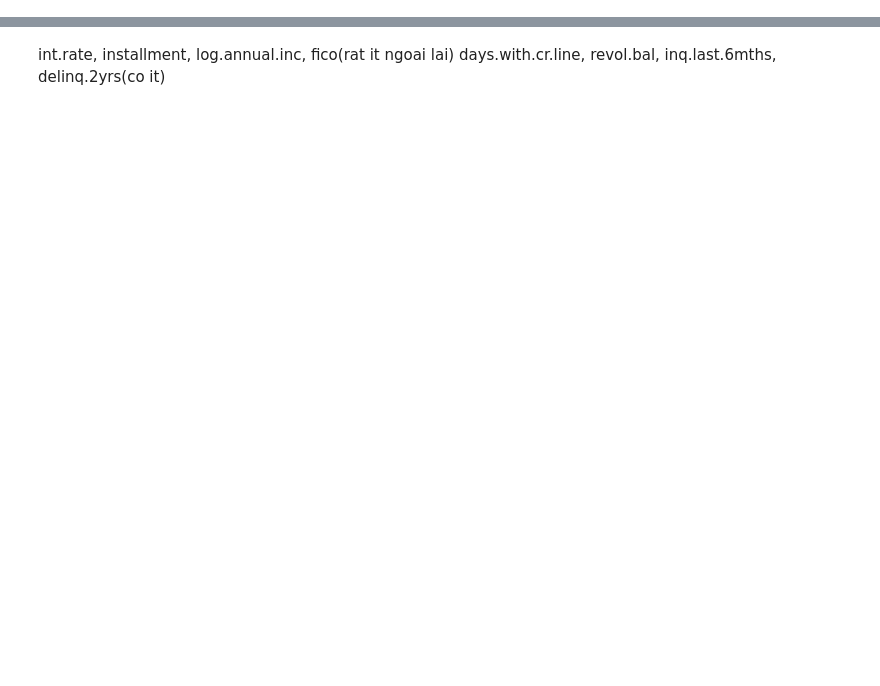
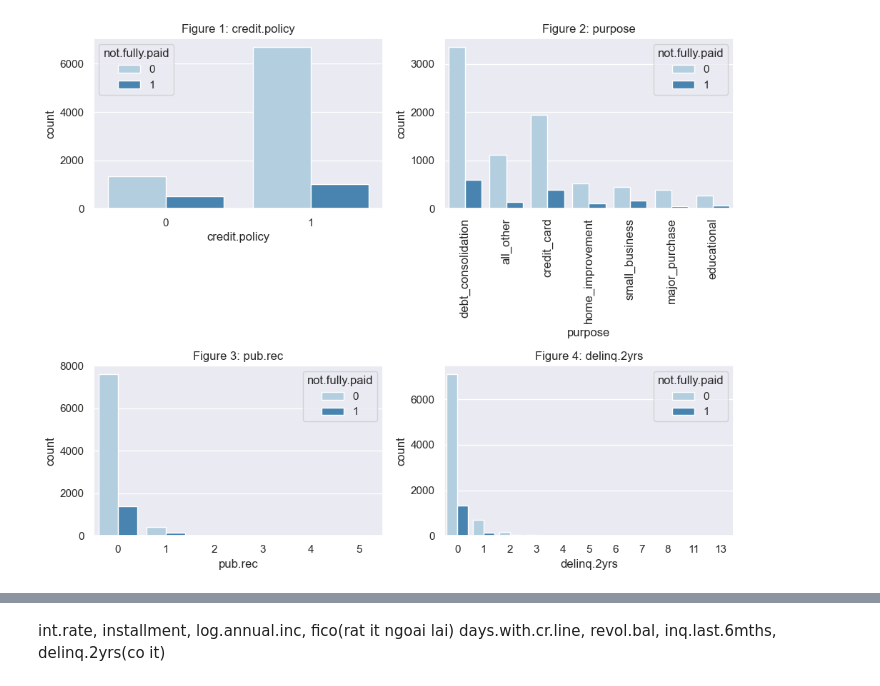
Before and after one commit to ThangQT2606/AI-ML-DL, a Jupyter notebook: loan.ipynb, the cells around one changed output, grey strips where cells are left out. Cells and saved outputs as stored; diff of their text form; code cells hidden in the pictures; blank space fills up the shorter version.

```diff
--- a/loan.ipynb
+++ b/loan.ipynb
@@ -108,0 +284,18 @@ Index(['credit.policy', 'purpose', 'int.rate', 'installment', 'log.annual.inc',
+# %%
+categori = ['credit.policy', 'purpose', 'pub.rec', 'delinq.2yrs']
+n_rows, n_cols, index = 2, 2, 0
+fix, ax = plt.subplots(nrows=n_rows, ncols= n_cols, figsize = (10, 8))
+for row in range(0, n_rows):
+    for col in range(0, n_cols):
+        ax_i = ax[row, col]
+        sns.countplot(data=df1, x=categori[index], hue='not.fully.paid', palette= "Blues", ax= ax_i)
+        if categori[index] == 'purpose':
+            tmp = df1[categori[index]].value_counts().index.to_list()
+            x_ticks = [i for i in tmp]
+            ax_i.set_xticklabels(x_ticks, rotation=90, fontsize=12)
+        ax_i.set_title(f"Figure {index + 1}: {categori[index]}")
+        index += 1
+plt.tight_layout()
+plt.show()
+# %% [output]
+[figure, added]
```
Also changed, not shown: parts of 85 cells of this notebook, 9 other files.
